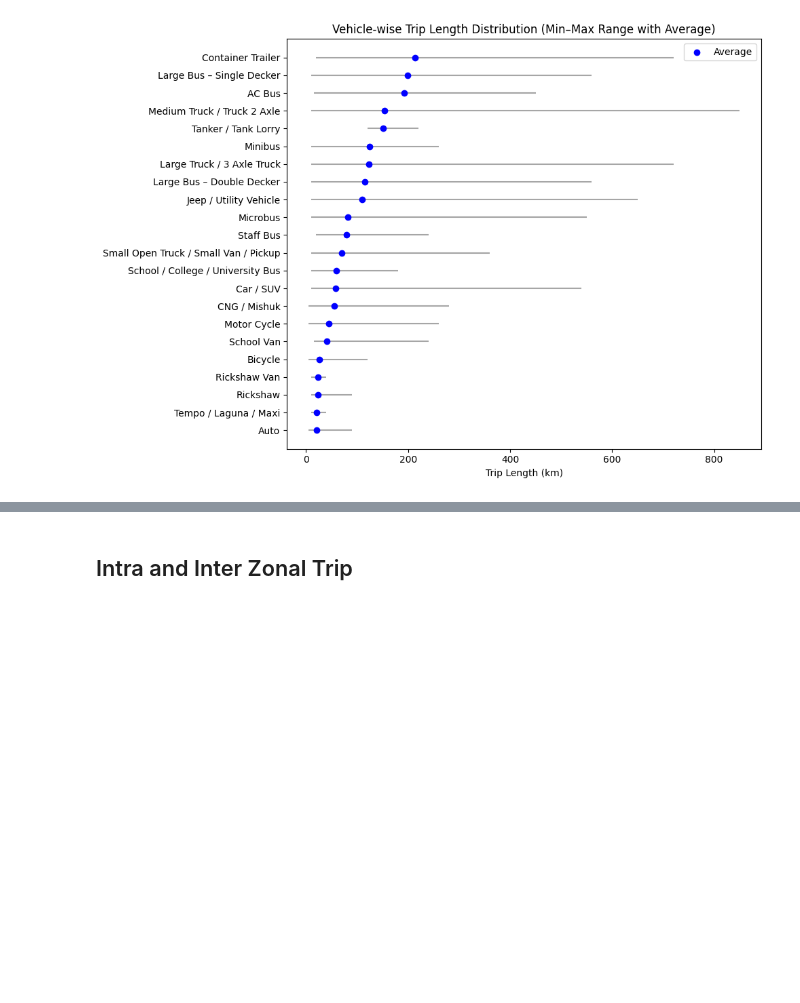
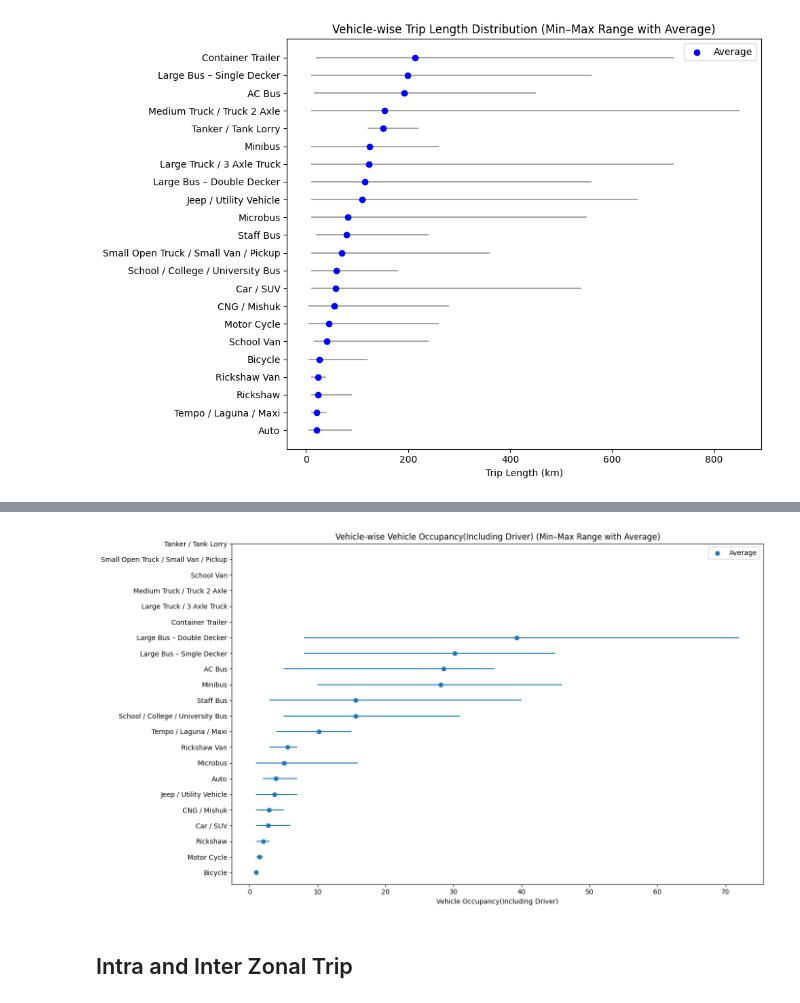
Before and after one commit to Ausaf99/Road-Project_Traffic-Survey-Data-Analysis, a Jupyter notebook: rsi-data-analysis.ipynb, the cells around one changed output, grey strips where cells are left out. Cells and saved outputs as stored; diff of their text form; code cells hidden in the pictures; blank space fills up the shorter version.

```diff
--- a/rsi-data-analysis.ipynb
+++ b/rsi-data-analysis.ipynb
@@ -695,3 +731,38 @@ plt.show()
+# %%
+import pandas as pd
+import matplotlib.pyplot as plt
+
+
+stats = (
+    df.groupby("Vehicle Type Name")["Vehicle Occupancy(Including Driver)"]
+      .agg(Min="min", Avg="mean", Max="max")
+      .reset_index()
+)
+
+stats = stats.sort_values("Avg", ascending=True)
+
+plt.figure(figsize=(14, 8))
+
+y = range(len(stats))
+
+plt.hlines(y=y, xmin=stats["Min"], xmax=stats["Max"])
+
+plt.scatter(stats["Avg"], y, label="Average")
+
+plt.yticks(y, stats["Vehicle Type Name"])
+
+plt.xlabel("Vehicle Occupancy(Including Driver)")
+plt.title("Vehicle-wise Vehicle Occupancy(Including Driver) (Min–Max Range with Average)")
+plt.legend()
+plt.tight_layout()
+plt.savefig(
+    "Vehicle_Occupancy_MinMax_Average2.png",
+    dpi=300,
+    bbox_inches="tight"
+)
+plt.show()
+# %% [output]
+[figure, added]
 # %% [markdown]
 ## Intra and Inter Zonal Trip
 # %% [markdown]
```
Also changed, not shown: parts of 24 cells of this notebook.
